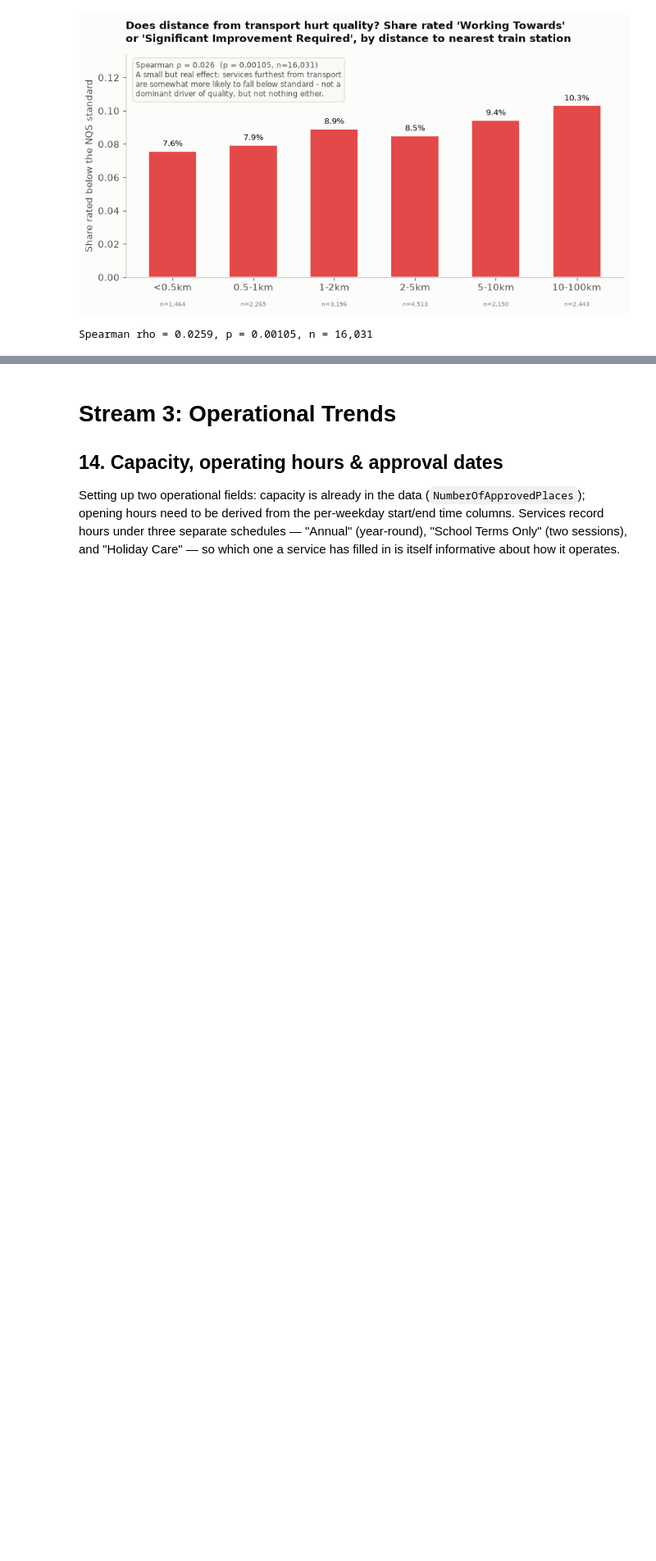
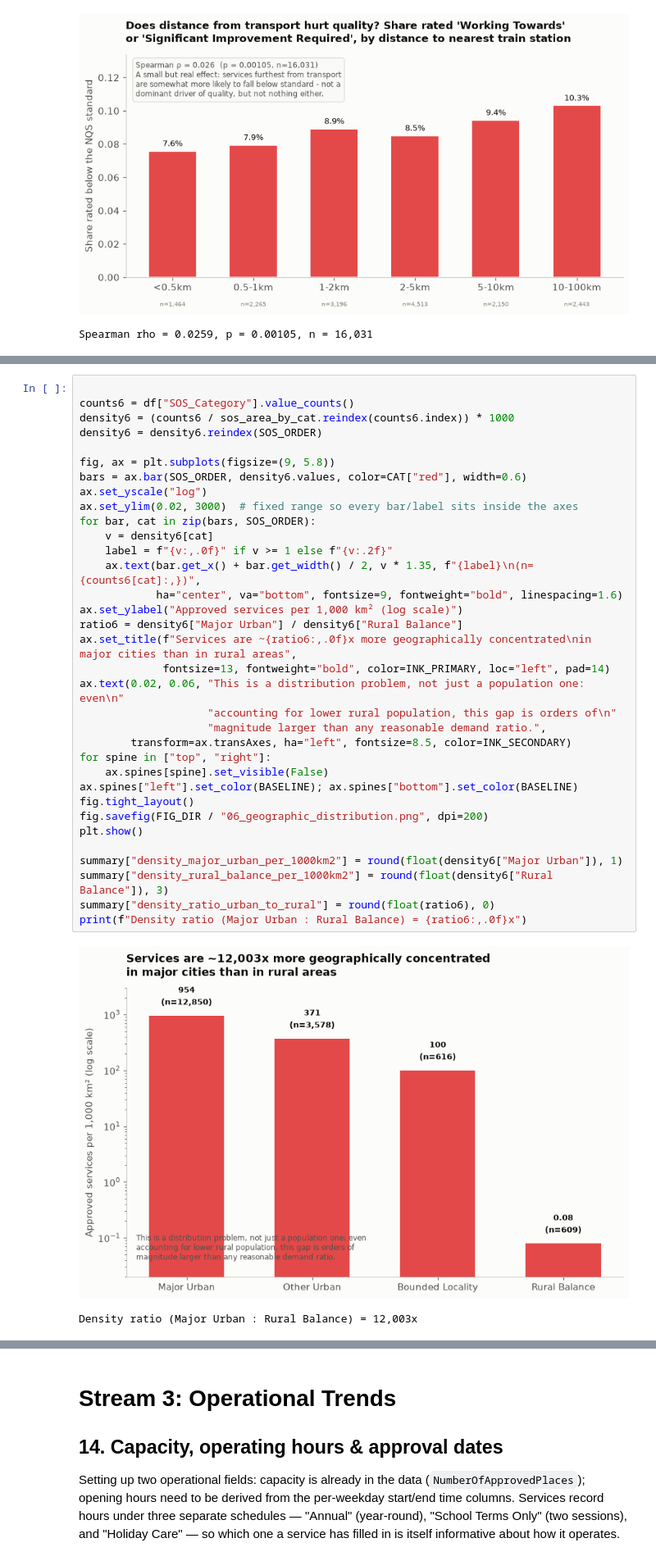
Before and after one commit to martvanhoorn2003-svg/Mart, a Jupyter notebook: ACECQA_Service_Quality_Analysis.ipynb, the cells around one changed output, grey strips where cells are left out. Shown at 82% size. Drawn from its saved outputs; the diff is of its cells as text; blank space fills up the shorter version.

```diff
--- a/ACECQA_Service_Quality_Analysis.ipynb
+++ b/ACECQA_Service_Quality_Analysis.ipynb
@@ -688,0 +608,37 @@ Worst single cell: NT / Rural Balance at 31.2%
+# %%
+
+counts6 = df["SOS_Category"].value_counts()
+density6 = (counts6 / sos_area_by_cat.reindex(counts6.index)) * 1000
+density6 = density6.reindex(SOS_ORDER)
+
+fig, ax = plt.subplots(figsize=(9, 5.8))
+bars = ax.bar(SOS_ORDER, density6.values, color=CAT["red"], width=0.6)
+ax.set_yscale("log")
+ax.set_ylim(0.02, 3000)  # fixed range so every bar/label sits inside the axes
+for bar, cat in zip(bars, SOS_ORDER):
+    v = density6[cat]
+    label = f"{v:,.0f}" if v >= 1 else f"{v:.2f}"
+    ax.text(bar.get_x() + bar.get_width() / 2, v * 1.35, f"{label}\n(n={counts6[cat]:,})",
+            ha="center", va="bottom", fontsize=9, fontweight="bold", linespacing=1.6)
+ax.set_ylabel("Approved services per 1,000 km² (log scale)")
+ratio6 = density6["Major Urban"] / density6["Rural Balance"]
+ax.set_title(f"Services are ~{ratio6:,.0f}x more geographically concentrated\nin major cities than in rural areas",
+             fontsize=13, fontweight="bold", color=INK_PRIMARY, loc="left", pad=14)
+ax.text(0.02, 0.06, "This is a distribution problem, not just a population one: even\n"
+                    "accounting for lower rural population, this gap is orders of\n"
+                    "magnitude larger than any reasonable demand ratio.",
+        transform=ax.transAxes, ha="left", fontsize=8.5, color=INK_SECONDARY)
+for spine in ["top", "right"]:
+    ax.spines[spine].set_visible(False)
+ax.spines["left"].set_color(BASELINE); ax.spines["bottom"].set_color(BASELINE)
+fig.tight_layout()
+fig.savefig(FIG_DIR / "06_geographic_distribution.png", dpi=200)
+plt.show()
+
+summary["density_major_urban_per_1000km2"] = round(float(density6["Major Urban"]), 1)
+summary["density_rural_balance_per_1000km2"] = round(float(density6["Rural Balance"]), 3)
+summary["density_ratio_urban_to_rural"] = round(float(ratio6), 0)
+print(f"Density ratio (Major Urban : Rural Balance) = {ratio6:,.0f}x")
+# %% [output]
+[figure, added]
+Density ratio (Major Urban : Rural Balance) = 12,003x
```
Also changed, not shown: parts of 18 cells of this notebook, 13 other files.
